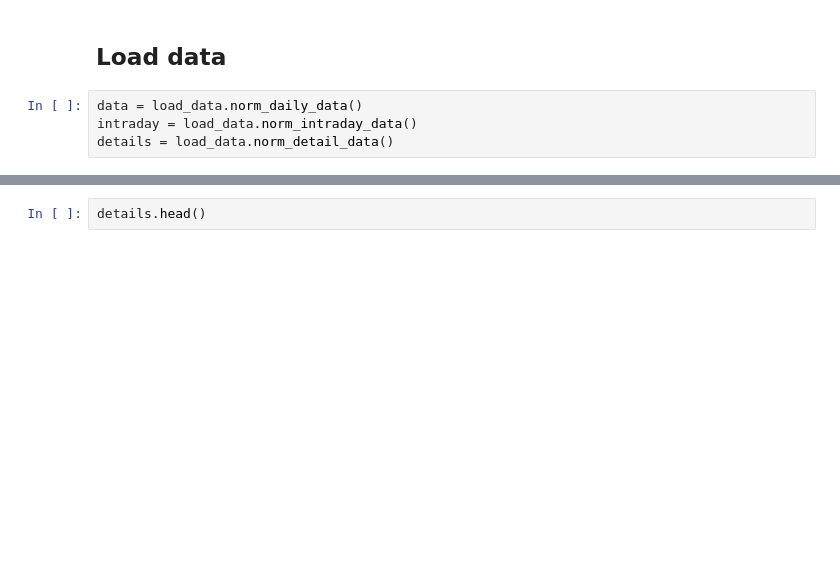
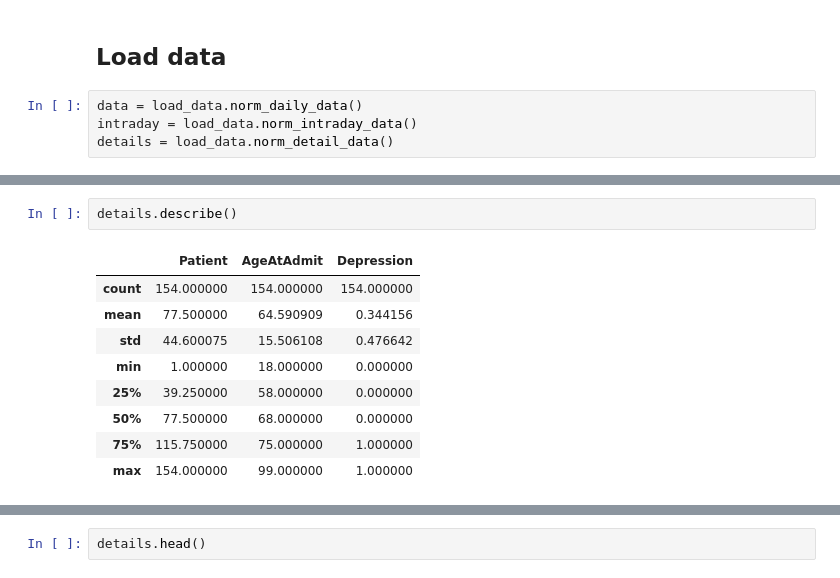
Before and after one commit to JWKennington/collab-mpow, a Jupyter notebook: notebooks/retroactive-analysis.ipynb, the cells around one changed output, grey strips where cells are left out. Saved outputs shown, nothing was run; the diff lists cells and outputs as text; blank space fills up the shorter version.

```diff
--- a/notebooks/retroactive-analysis.ipynb
+++ b/notebooks/retroactive-analysis.ipynb
@@ -29,3 +54,15 @@ data.head()
 | 2 | 1 | 3 | 70.0 | 38.0 | 11 | 32 | Female | Spinal_Cord_Dysfunction | 0 |
 | 3 | 1 | 4 | 40.0 | 23.0 | 11 | 32 | Female | Spinal_Cord_Dysfunction | 0 |
 | 4 | 2 | 1 | 75.0 | 63.0 | 14 | 56 | Female | Spinal_Cord_Dysfunction | 1 |
+# %%
+details.describe()
+# %% [output]
+|  | Patient | AgeAtAdmit | Depression |
+| count | 154.000000 | 154.000000 | 154.000000 |
+| mean | 77.500000 | 64.590909 | 0.344156 |
+| std | 44.600075 | 15.506108 | 0.476642 |
+| min | 1.000000 | 18.000000 | 0.000000 |
+| 25% | 39.250000 | 58.000000 | 0.000000 |
+| 50% | 77.500000 | 68.000000 | 0.000000 |
+| 75% | 115.750000 | 75.000000 | 1.000000 |
+| max | 154.000000 | 99.000000 | 1.000000 |
```
Also changed, not shown: parts of 22 cells of this notebook.
